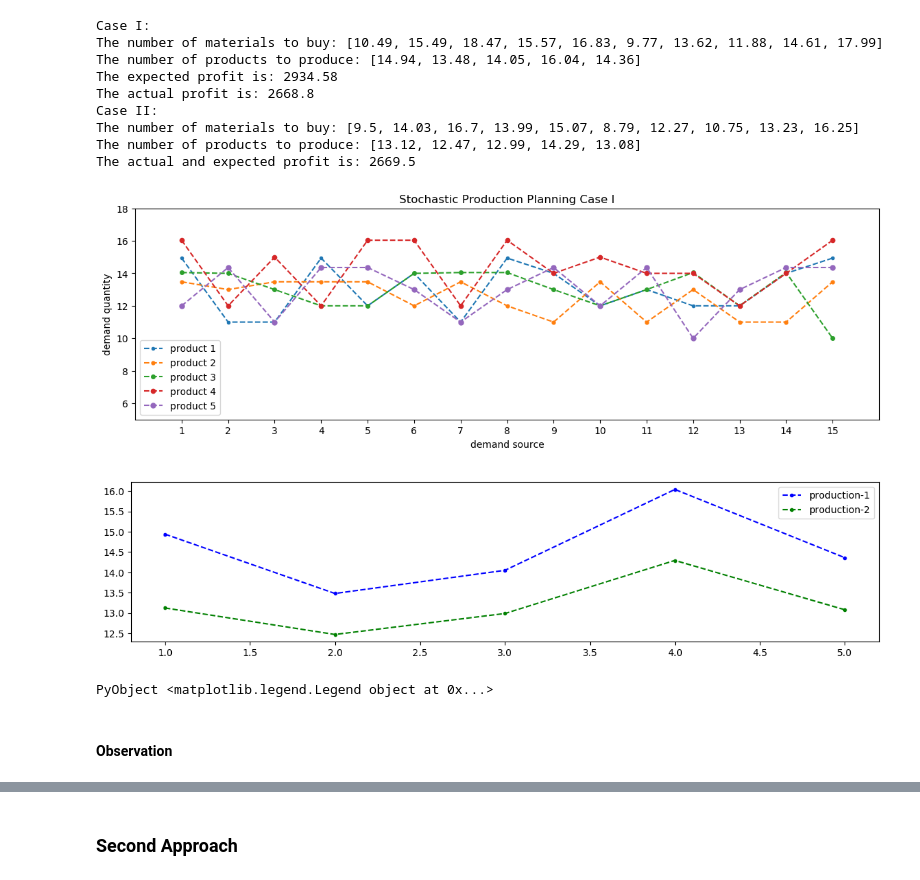
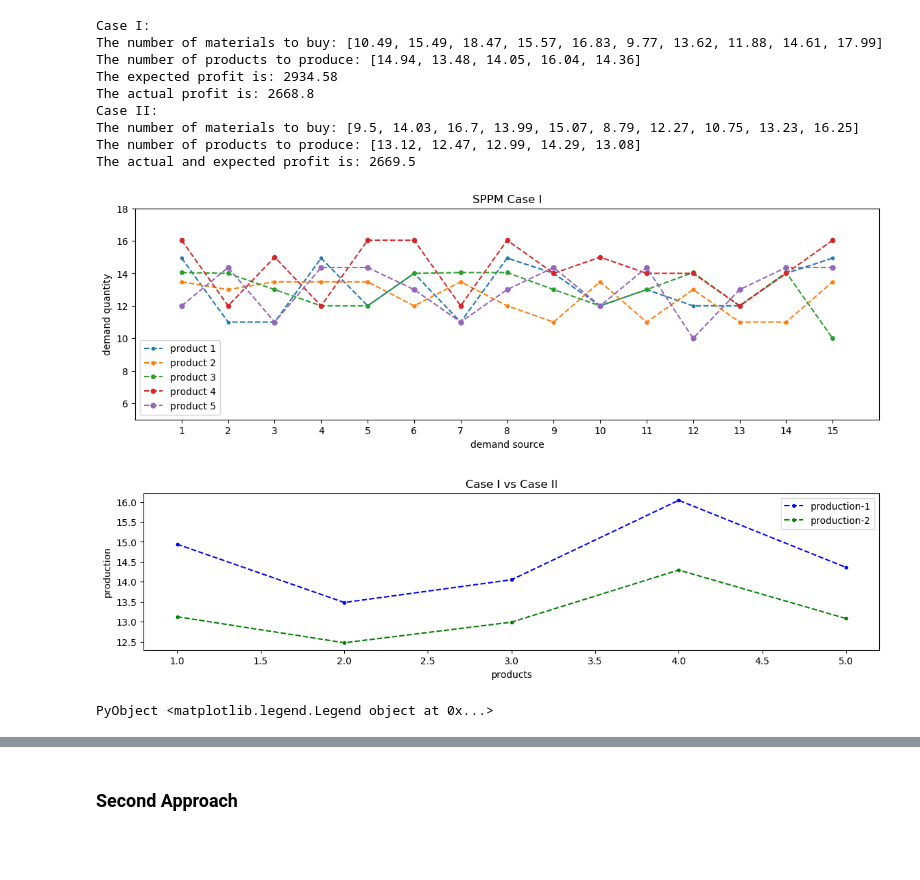
Before and after one commit to fkirst/optimization-production-planning, a Jupyter notebook: Final Report.ipynb, the cells around one changed output, grey strips where cells are left out. Saved outputs shown, nothing was run; the diff lists cells and outputs as text; code cells hidden in the pictures; blank space fills up the shorter version.

Commit message:
result analysis - stochastic

```diff
--- a/Final Report.ipynb
+++ b/Final Report.ipynb
@@ -523,26 +521,27 @@ The actual and expected profit is: 2669.5
 # %%
 using PyPlot
 figure(figsize = (14, 4))
 x = 1:K
 for i = 1:5
     plot(x, S[i, :], ".--", markersize = (5 + i))
 end
 xticks(1:1:15)
 #yticks(8:3:18)
 axis([0,16,5,18])
 xlabel("demand source")
 ylabel("demand quantity")
-title("Stochastic Production Planning Case I")
+title("SPPM Case I")
 legend(["product 1","product 2","product 3","product 4","product 5"])
 
 figure(figsize = (14, 3))
 n = 1:N
 plot(n, q1, "b.--")
 plot(n, q2, "g.--")
+xlabel("products")
+ylabel("production")
+title("Case I vs Case II")
 legend(["production-1", "production-2"], loc = "best")
 # %% [output]
-[figure, old version]
+[figure, new version]
-[figure, old version]
+[figure, new version]
 PyObject <matplotlib.legend.Legend object at 0x...>
-# %% [markdown]
-#### Observation
```
Also changed, not shown: parts of 8 cells of this notebook.
